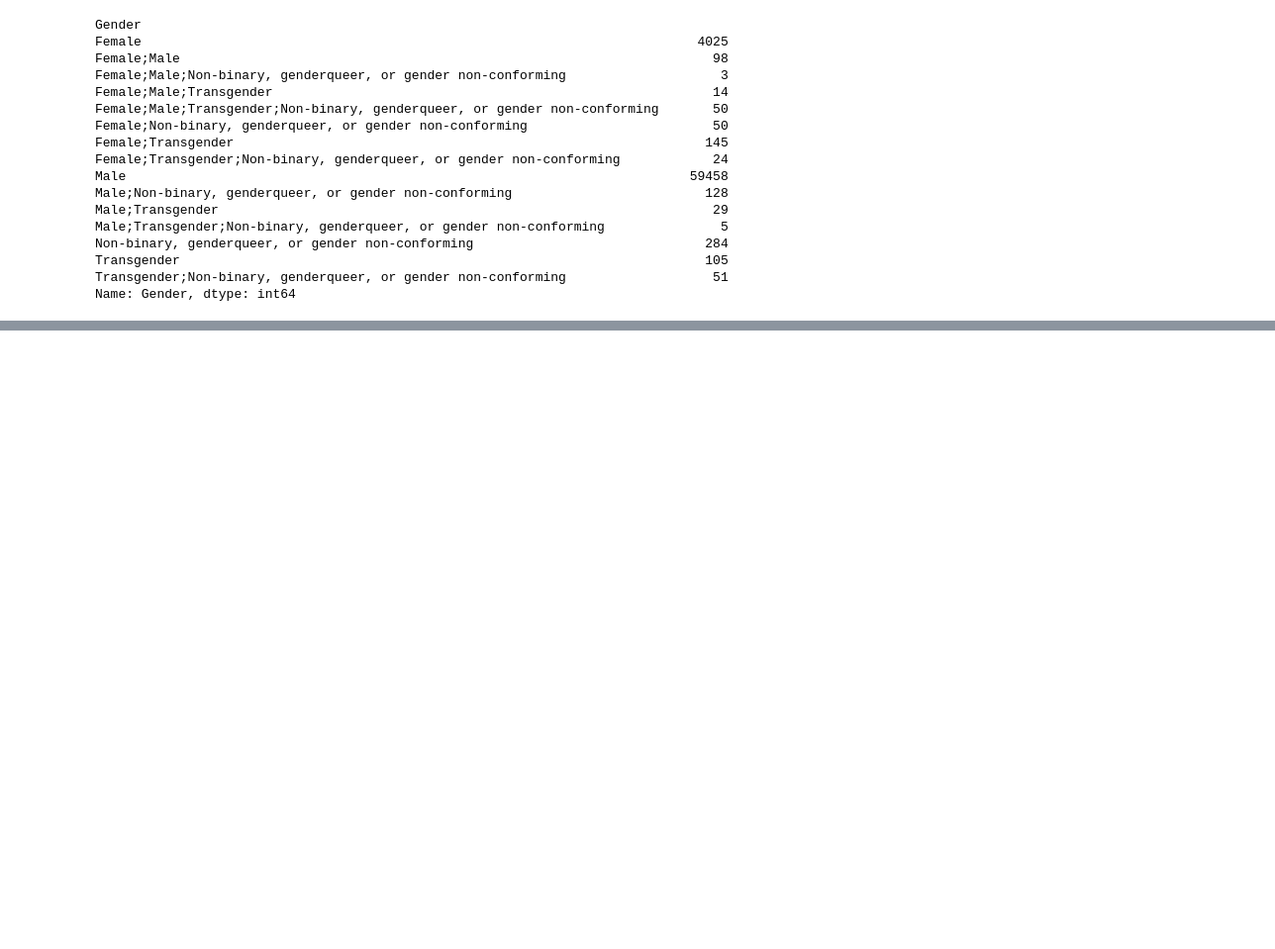
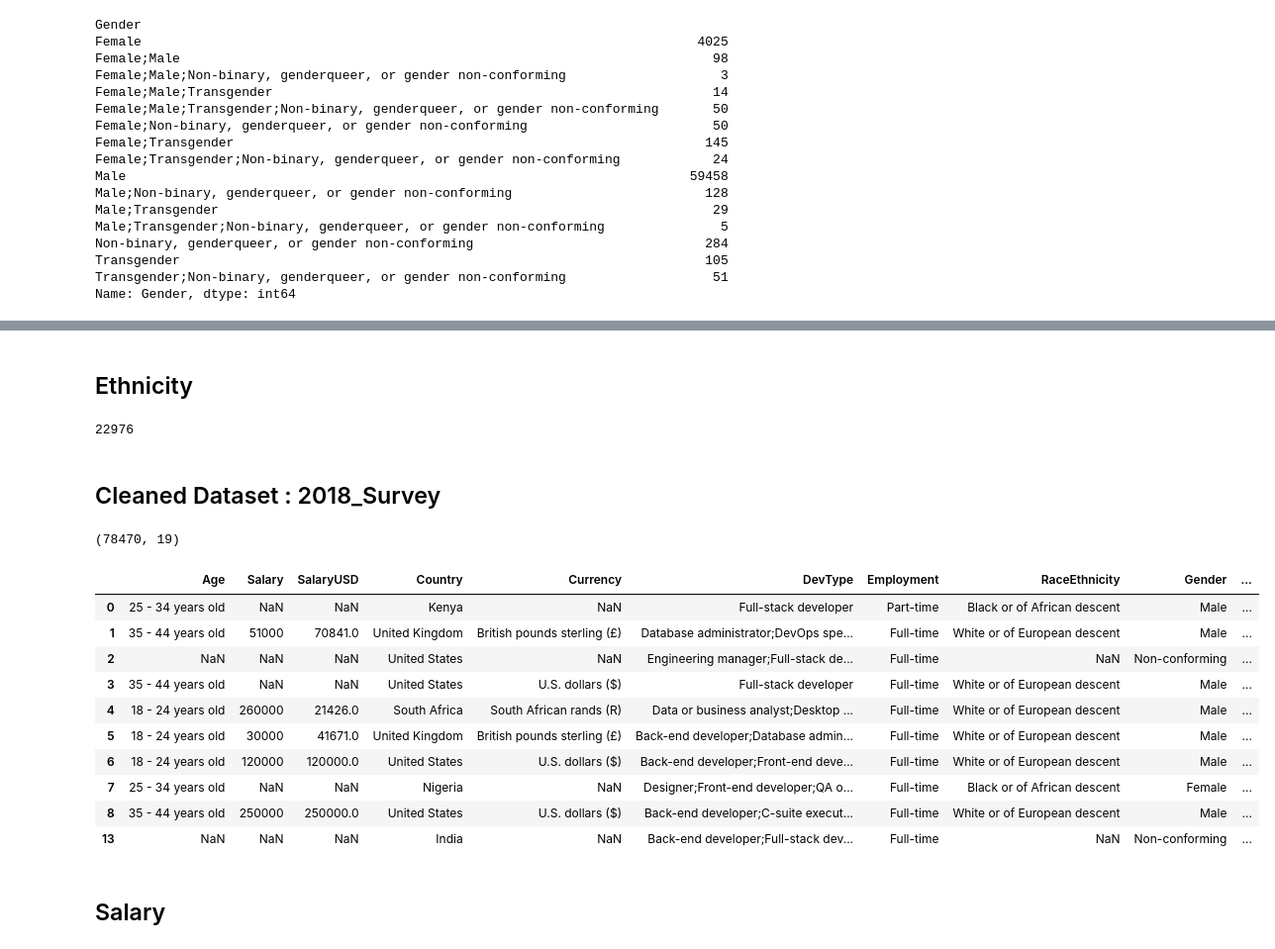
Before and after one commit to mona-piya/StackoverflowAnalysis, a Jupyter notebook: Stackoverflow_Survey_Analysis.ipynb, the cells around one changed output, grey strips where cells are left out. Shown at 99% size. Cells and saved outputs as stored; diff of their text form; code cells hidden in the pictures; blank space fills up the shorter version.

Commit message:
80% of Cleaning completed for survey_2018 Dataset

```diff
--- a/Stackoverflow_Survey_Analysis.ipynb
+++ b/Stackoverflow_Survey_Analysis.ipynb
@@ -138,0 +272,17 @@ df.shape
+# %%
+# refactoring JobStatus
+# changing the jobstatus to seeking and non seeking
+def refactor_job(df):
+    '''function to change JobStatus category to Seeking and Non Seeking'''
+
+    conditions_job = [(df['JobSearchStatus'] == 'I am actively looking for a job'),
+                    (df['JobSearchStatus'] == 'I am not interested in new job opportunities')
+                    | (df['JobSearchStatus'] == 'I’m not actively looking, but I am open to new opportunities')]
+
+    choices_job = ['Seeking', 'Not seeking']
+
+    df['JobSearchStatus'] = np.select(conditions_job, choices_job, default=np.nan)
+
+    return df
+
+df = refactor_job(df)
@@ -138,0 +311,19 @@ df.shape
+# %%
+df.dropna(subset=['Employment'], inplace=True)
+# %%
+#im not considering the retired person here
+#Refactoring the employment
+def refactor_emp(df):
+
+    conditions_emp = [(df['Employment'] == 'Employed full-time'),
+                    (df['Employment'] == 'Independent contractor, freelancer, or self-employed'),
+                    (df['Employment'] == 'Not employed, but looking for work'),
+                    (df['Employment'] == 'Employed part-time')]
+
+    choices_emp = ['Full-time', 'Self-employed', 'Not employed', 'Part-time']
+
+    df['Employment'] = np.select(conditions_emp, choices_emp, default=np.nan)
+
+    return df
+
+df = refactor_emp(df)
@@ -138,0 +390,27 @@ df.shape
+# %% [markdown]
+## Ethnicity
+# %%
+df['RaceEthnicity'].isnull().sum()
+# %% [output]
+22976
+# %% [markdown]
+## Cleaned Dataset : 2018_Survey
+# %%
+cleaned_2018 = df[df.notnull()]
+cleaned_2018.shape
+# %% [output]
+(78470, 19)
+# %%
+cleaned_2018.head(10)
+# %% [output]
+|  | Age | Salary | SalaryUSD | Country | Currency | DevType | Employment | RaceEthnicity | Gender | ... |
+| 0 | 25 - 34 years old | NaN | NaN | Kenya | NaN | Full-stack developer | Part-time | Black or of African descent | Male | ... |
+| 1 | 35 - 44 years old | 51000 | 70841.0 | United Kingdom | British pounds sterling (£) | Database administrator;DevOps spe... | Full-time | White or of European descent | Male | ... |
+| 2 | NaN | NaN | NaN | United States | NaN | Engineering manager;Full-stack de... | Full-time | NaN | Non-conforming | ... |
+| 3 | 35 - 44 years old | NaN | NaN | United States | U.S. dollars ($) | Full-stack developer | Full-time | White or of European descent | Male | ... |
+| 4 | 18 - 24 years old | 260000 | 21426.0 | South Africa | South African rands (R) | Data or business analyst;Desktop ... | Full-time | White or of European descent | Male | ... |
+| 5 | 18 - 24 years old | 30000 | 41671.0 | United Kingdom | British pounds sterling (£) | Back-end developer;Database admin... | Full-time | White or of European descent | Male | ... |
+| 6 | 18 - 24 years old | 120000 | 120000.0 | United States | U.S. dollars ($) | Back-end developer;Front-end deve... | Full-time | White or of European descent | Male | ... |
+| 7 | 25 - 34 years old | NaN | NaN | Nigeria | NaN | Designer;Front-end developer;QA o... | Full-time | Black or of African descent | Female | ... |
+| 8 | 35 - 44 years old | 250000 | 250000.0 | United States | U.S. dollars ($) | Back-end developer;C-suite execut... | Full-time | White or of European descent | Male | ... |
+| 13 | NaN | NaN | NaN | India | NaN | Back-end developer;Full-stack dev... | Full-time | NaN | Non-conforming | ... |
@@ -138,0 +446,2 @@ df.shape
+# %% [markdown]
+## Salary
```
Also changed, not shown: parts of 57 cells of this notebook.
